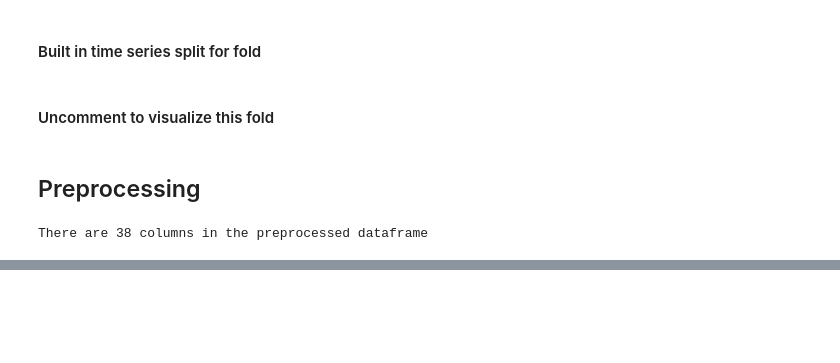
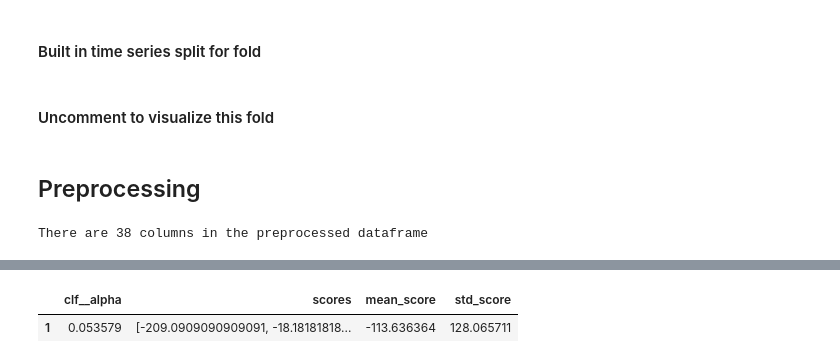
Before and after one commit to michaelparker7/FIN-377-Final-Project, a Jupyter notebook: Scrap.ipynb, the cells around one changed output, grey strips where cells are left out. Cells and saved outputs as stored; diff of their text form; code cells hidden in the pictures; blank space fills up the shorter version.

```diff
--- a/Scrap.ipynb
+++ b/Scrap.ipynb
@@ -305,7 +309,8 @@ cv = tscv.split(X_train)
 numer_pipe = Pipeline(
     [
         ("imputer",SimpleImputer(strategy='median')),
-        ("scaler",StandardScaler())
+        ("scaler",StandardScaler()),
+        ("feature_creation",'passthrough')
     ])
 
 cat_pipe = Pipeline(
@@ -369,9 +344,9 @@ X_train = X_train.reset_index().drop(columns='index')
 # %%
-def perform_cross_validation(model, X_train, y_train, line, celtics_payout, opp_payout, cv, bet_size):
+def perform_cross_validation(model, X, y, cv, line, celtics_payout, opp_payout, bet_size):
     scores=[]
-    for train_index, test_index in cv.split(X_train):
-        X_training, X_testing = X_train.iloc[train_index], X_train.iloc[test_index]
-        y_training, y_testing = y_train.iloc[train_index], y_train.iloc[test_index]
+    for train_index, test_index in cv.split(X):
+        X_training, X_testing = X.iloc[train_index], X.iloc[test_index]
+        y_training, y_testing = y.iloc[train_index], y.iloc[test_index]
         line_test = line.iloc[test_index]
         celtics_payout_test =  celtics_payout.iloc[test_index]
         opp_payout_test =  opp_payout.iloc[test_index]
@@ -386,13 +361,3 @@ def perform_cross_validation(model, X_train, y_train, line, celtics_payout, opp_
                                     bet=bet_size)
         scores.append(score)
     return {'scores': scores}
-
-
-perform_cross_validation(model = pipe,
-                         X_train = X_train,
-                         y_train = y_train,
-                         line = X_train['Celtics_Spread_Diff'],
-                         celtics_payout = X_train['Celtics_Spread_Payout'],
-                         opp_payout = X_train['Opp_Spread_Payout'],
-                         cv = TimeSeriesSplit(n_splits=15),
-                         bet_size=100)
@@ -415,18 +366,12 @@ perform_cross_validation(model = pipe,
 # %%
-import numpy as np
-import pandas as pd
-from sklearn.model_selection import ParameterGrid
-from sklearn.base import clone
-from sklearn.ensemble import RandomForestClassifier  # Example classifier
-
-def grid_search_custom_cv(model, param_grid, X_train, y_train, line, celtics_payout, opp_payout, cv, bet_size):
+def grid_search_custom_cv(model, param_grid, X, y, line, celtics_payout, opp_payout, cv, bet_size):
     results = []
 
     for params in ParameterGrid(param_grid):
         model_clone = clone(model)
         model_clone.set_params(**params)
 
-        cv_results = perform_cross_validation(model_clone, X_train, y_train, line, celtics_payout, opp_payout, cv, bet_size)
+        cv_results = perform_cross_validation(model_clone, X, y, cv, line, celtics_payout, opp_payout, bet_size)
         results.append({
             **params,
             'scores': cv_results['scores'],
@@ -438,10 +433,11 @@ def grid_search_custom_cv(model, param_grid, X_train, y_train, line, celtics_pay
 # %%
-grid_search_custom_cv(model=pipe,
+results = grid_search_custom_cv(model=pipe,
                       param_grid={'clf__alpha': [a for a in np.linspace(0.001,1,20)]},
-                      X_train = X_train,
-                      y_train = y_train,
+                      X = X_train,
+                      y = y_train,
                       line = X_train['Celtics_Spread_Diff'],
                       celtics_payout = X_train['Celtics_Spread_Payout'],
                       opp_payout = X_train['Opp_Spread_Payout'],
-                      cv = TimeSeriesSplit(n_splits=8),
+                      cv = cv_time,
                       bet_size=100)
+# results
@@ -465,0 +444,6 @@ grid_search_custom_cv(model=pipe,
+# %%
+best_index = results['mean_score'].idxmax()
+results.iloc[best_index].to_frame().T
+# %% [output]
+|  | clf__alpha | scores | mean_score | std_score |
+| 1 | 0.053579 | [-209.0909090909091, -18.18181818... | -113.636364 | 128.065711 |
```
Also changed, not shown: parts of 15 cells of this notebook.
